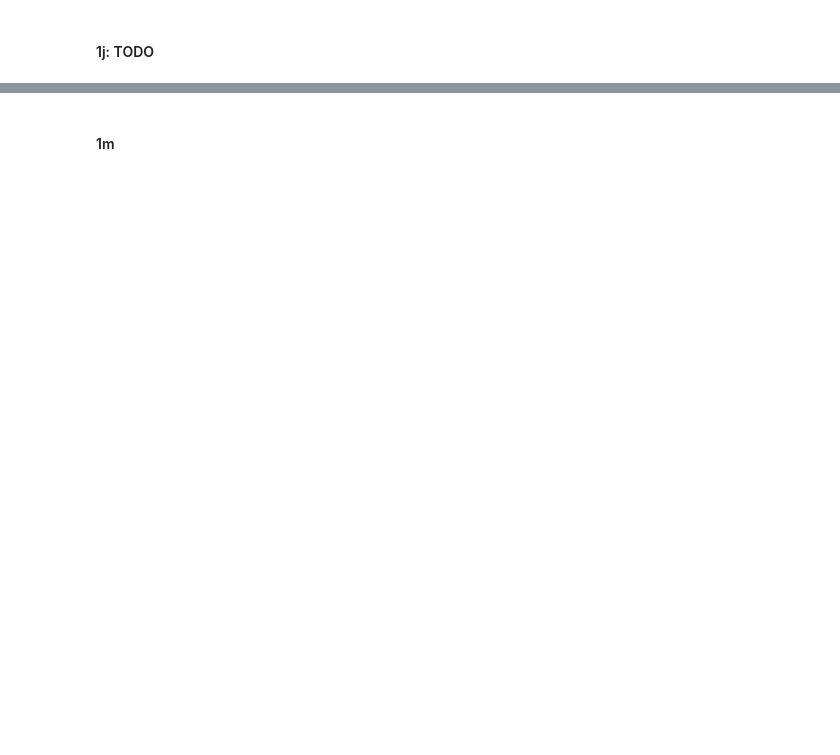
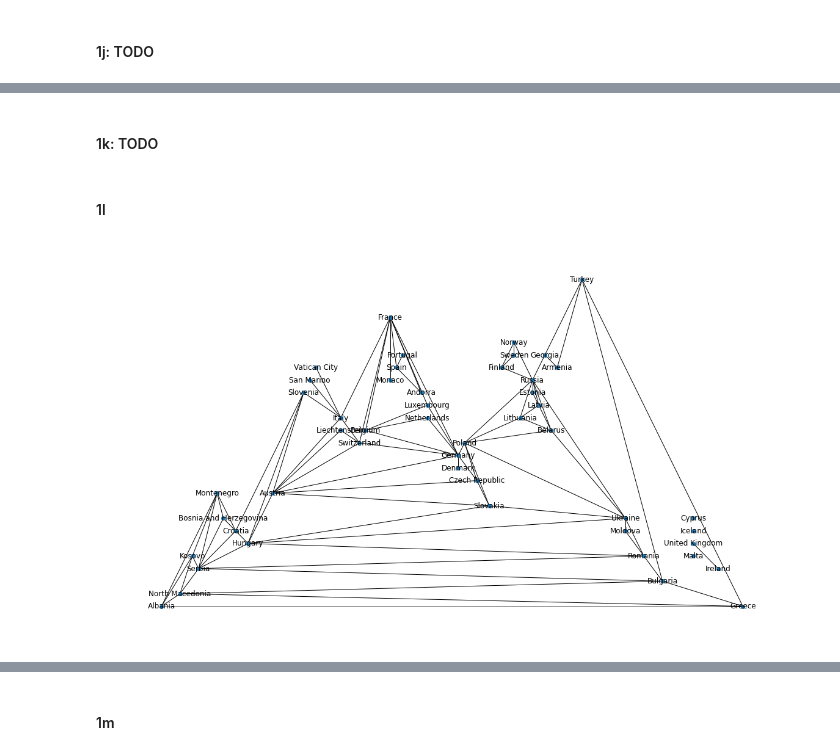
Before and after one commit to GoldenGarr/Graph-Theory-HW-5, a Jupyter notebook: hw5.ipynb, the cells around one changed output, grey strips where cells are left out. Saved outputs shown, nothing was run; the diff lists cells and outputs as text; code cells hidden in the pictures; blank space fills up the shorter version.

```diff
--- a/hw5.ipynb
+++ b/hw5.ipynb
@@ -284,0 +315,9 @@ False
+# %% [markdown]
+#### 1k: TODO
+# %% [markdown]
+#### 1l
+# %%
+plt.figure(figsize=(16, 9))
+nx.draw_planar(Europe, node_size=None, with_labels=True)
+# %% [output]
+[figure, added]
```
Also changed, not shown: parts of 25 cells of this notebook.
